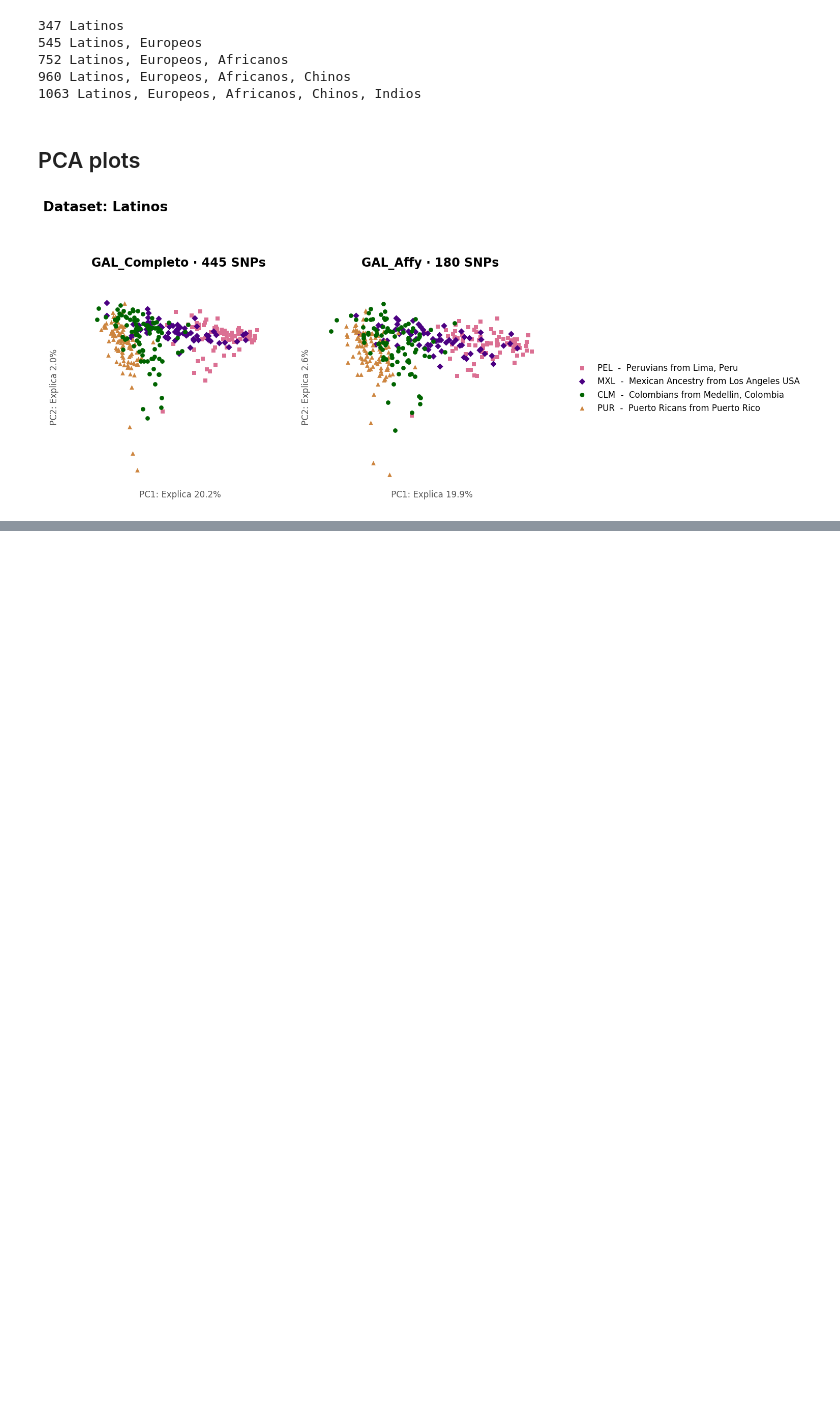
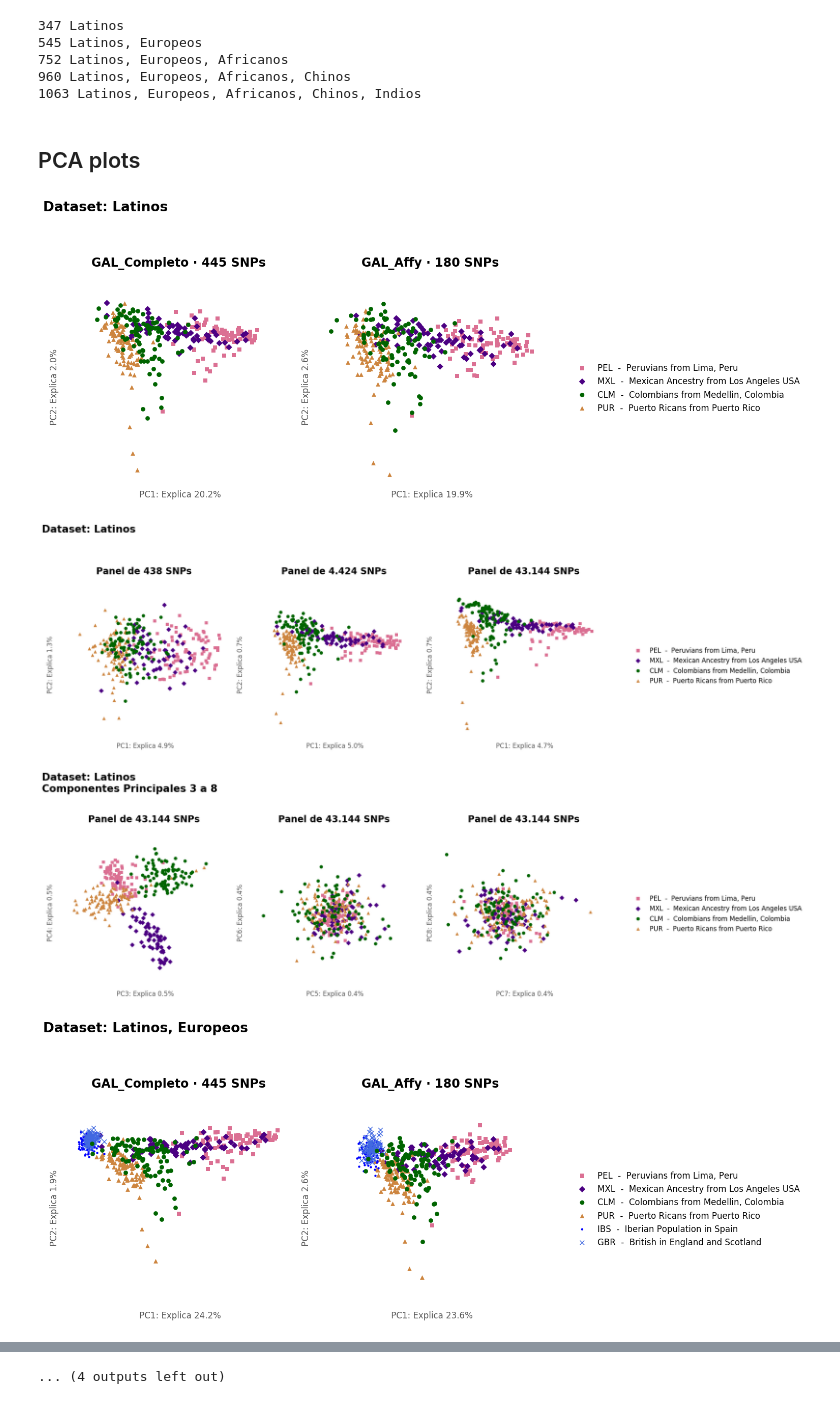
Before and after one commit to jmberros/tesina, a Jupyter notebook: tesina__PCA.ipynb, the cells around one changed output, grey strips where cells are left out. Cells and saved outputs as stored; diff of their text form; code cells hidden in the pictures; blank space fills up the shorter version.

```diff
--- a/tesina__PCA.ipynb
+++ b/tesina__PCA.ipynb
@@ -77,7 +77,7 @@ pca_plotter = PCAPlotter()
 components_to_compare = [("PC1", "PC2")]
 
 def make_filename(dataset_label, panel_labels, components_to_compare):
-    return "{}_{}_PCx{}".format(dataset_label,
+    return "{}__{}__PCx{}".format(dataset_label,
                                 "_".join(panel_labels),
                              len(components_to_compare) * 2)
 
@@ -87,30 +87,33 @@ for dataset_label, sample_ids in dataset_samples.items():
     fig_title = "Dataset: {}".format(dataset_names[dataset_label])
 
     # GAL Panles
     dataset_genotypes = df_1000G_genotypes.loc[sample_ids, :]
     filename = make_filename(dataset_label, panel_labels, components_to_compare)
     populations_to_plot = dataset_populations[dataset_label]  # Order to the plot!
     pca_plotter.plot(fig_title, panel_rsIDs, dataset_genotypes, df_1000G_samples,
                      components_to_compare, panel_names, filename,
                      populations_to_plot)
 
     # Control Panels
     dataset_genotypes = control_genotypes.loc[sample_ids, :]
     filename = make_filename(dataset_label, control_labels, components_to_compare)
     populations_to_plot = dataset_populations[dataset_label]  # Order to the plot!
     pca_plotter.plot(fig_title, control_rsIDs, dataset_genotypes, df_1000G_samples,
                      components_to_compare, control_names, filename,
                      populations_to_plot)
 
     # Control Panels - Extra components
     only_big_cp = {"100": control_rsIDs["100"]}
     more_components_to_compare = [("PC3", "PC4"), ("PC5", "PC6"),
                                   ("PC7", "PC8")]
     dataset_genotypes = control_genotypes.loc[sample_ids, :]
     populations_to_plot = dataset_populations[dataset_label]  # Order to the plot!
     filename = make_filename(dataset_label, ["100"], more_components_to_compare)
     pca_plotter.plot(fig_title, only_big_cp, dataset_genotypes, df_1000G_samples,
                      more_components_to_compare, control_names, filename,
                      populations_to_plot)
 # %% [output]
 [figure]
+[figure, added]
+[figure, added]
+[figure, added]
@@ -116,0 +128 @@ for dataset_label, sample_ids in dataset_samples.items():
+... (4 outputs left out)
```
Also changed, not shown: parts of 1 cell of this notebook, 2 other files.
